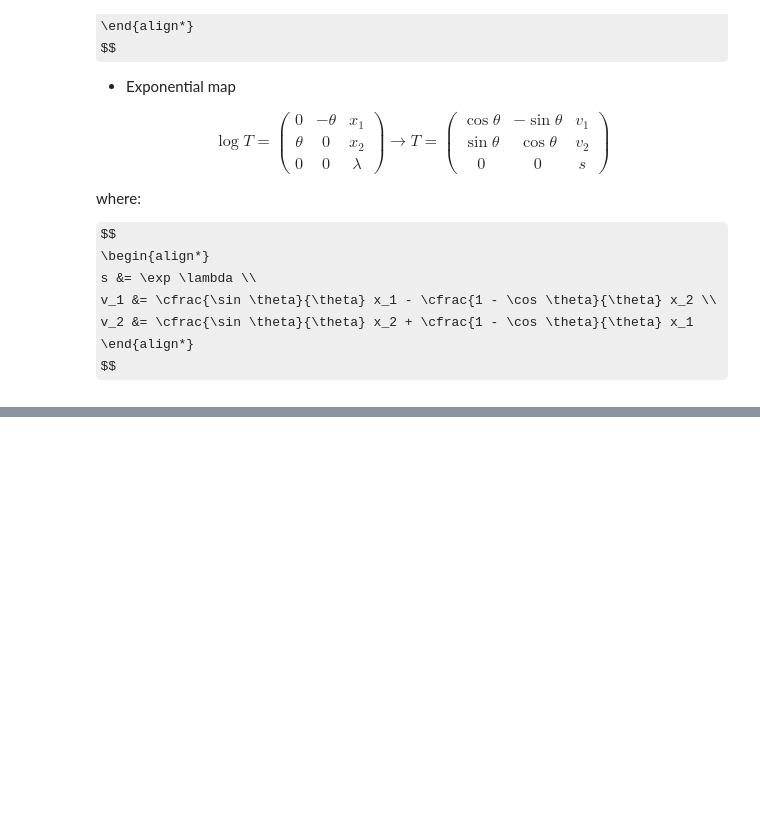
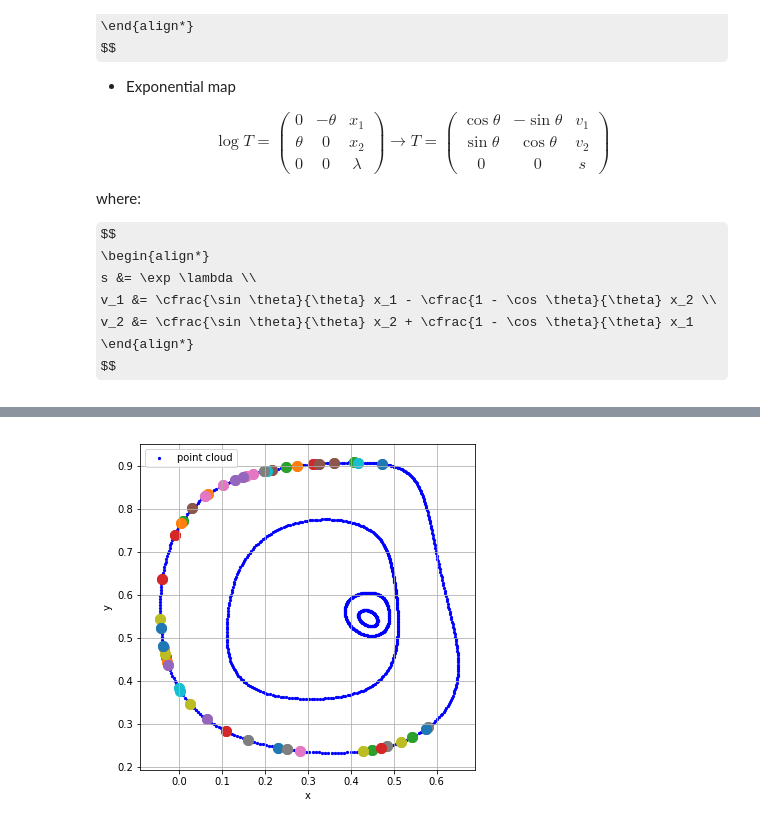
Before and after one commit to Tong-ZHAO/Symmetry_orbit_detection, a Jupyter notebook: 2D_python/2D_version.ipynb, the cells around one changed output, grey strips where cells are left out. Drawn from its saved outputs; the diff is of its cells as text; code cells hidden in the pictures; some formulas as TeX source; blank space fills up the shorter version.

Commit message:
ransac & mean shift

```diff
--- a/2D_python/2D_version.ipynb
+++ b/2D_python/2D_version.ipynb
@@ -416,0 +502,28 @@ plt.grid()
+# %%
+def mean_neighbors(points, center, thresh, alpha = 1, beta = 1, gamma = 10):
+
+    distances = distance_pts(points, center, alpha, beta, gamma)
+
+    return distances < thresh
+# %%
+sigma_ref = sigma_estimation(log_ts)
+center = mean_shift(log_ts, sigma_ref * 0.01)
+# %%
+select_transforms = mean_neighbors(log_ts, center, 3)
+# %%
+select_pairs = [dict_index[i] for i in np.where(select_transforms == 1)[0]]
+# %%
+fig = plt.figure(figsize = (6, 6))
+plt.scatter(pts[:, 0], pts[:, 1], c = 'b', s = 5, label = "point cloud")
+for i in range(len(select_pairs)):
+    point_1 = pts[select_pairs[i][0]]
+    point_2 = pts[select_pairs[i][1]]
+    plt.scatter([point_1[0], point_2[0]], [point_1[1], point_2[1]],  s = 100)
+plt.xlabel("x")
+plt.ylabel("y")
+plt.axis('equal')
+plt.grid()
+plt.legend()
+plt.show()
+# %% [output]
+[figure, added]
```
Also changed, not shown: parts of 26 cells of this notebook.
